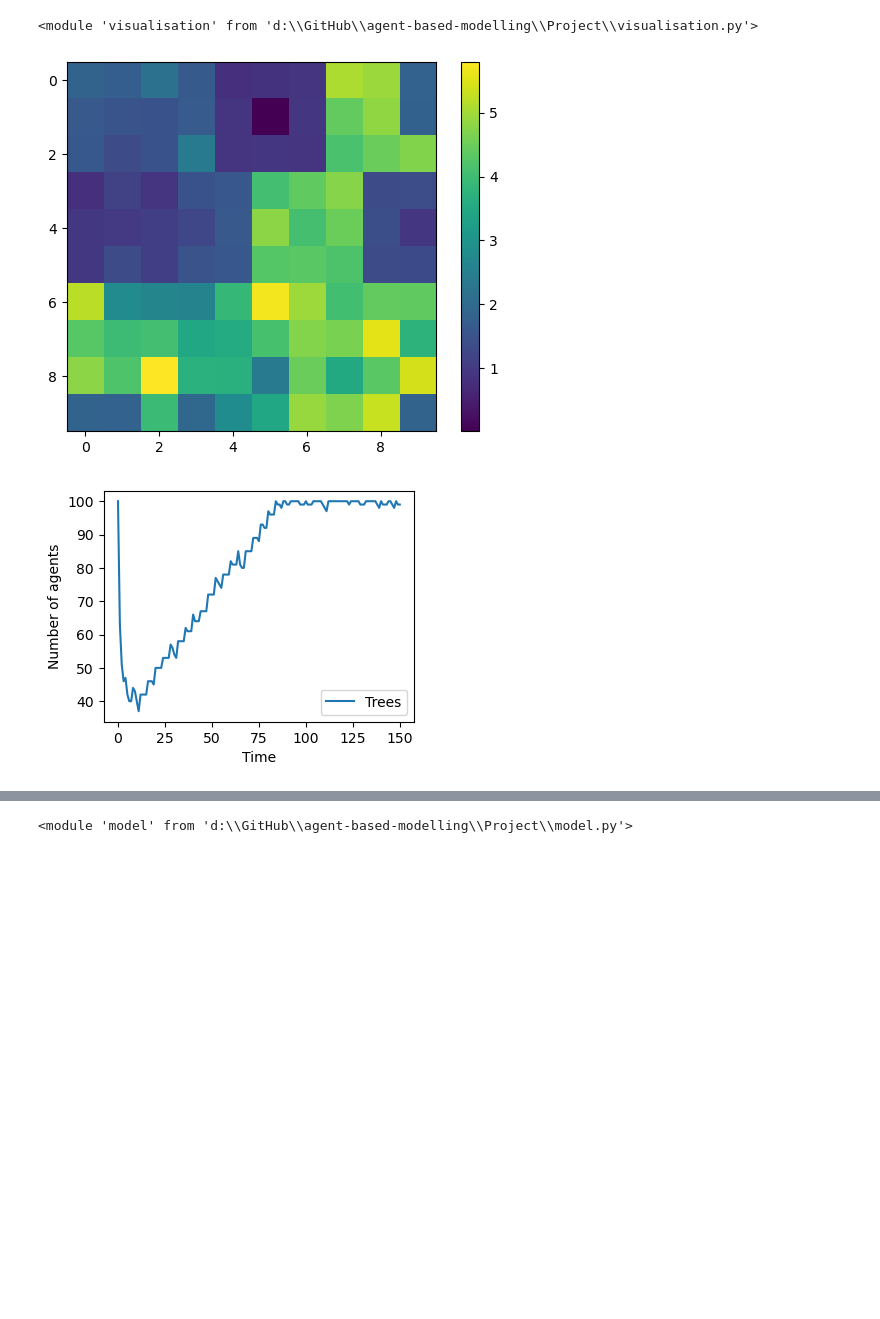
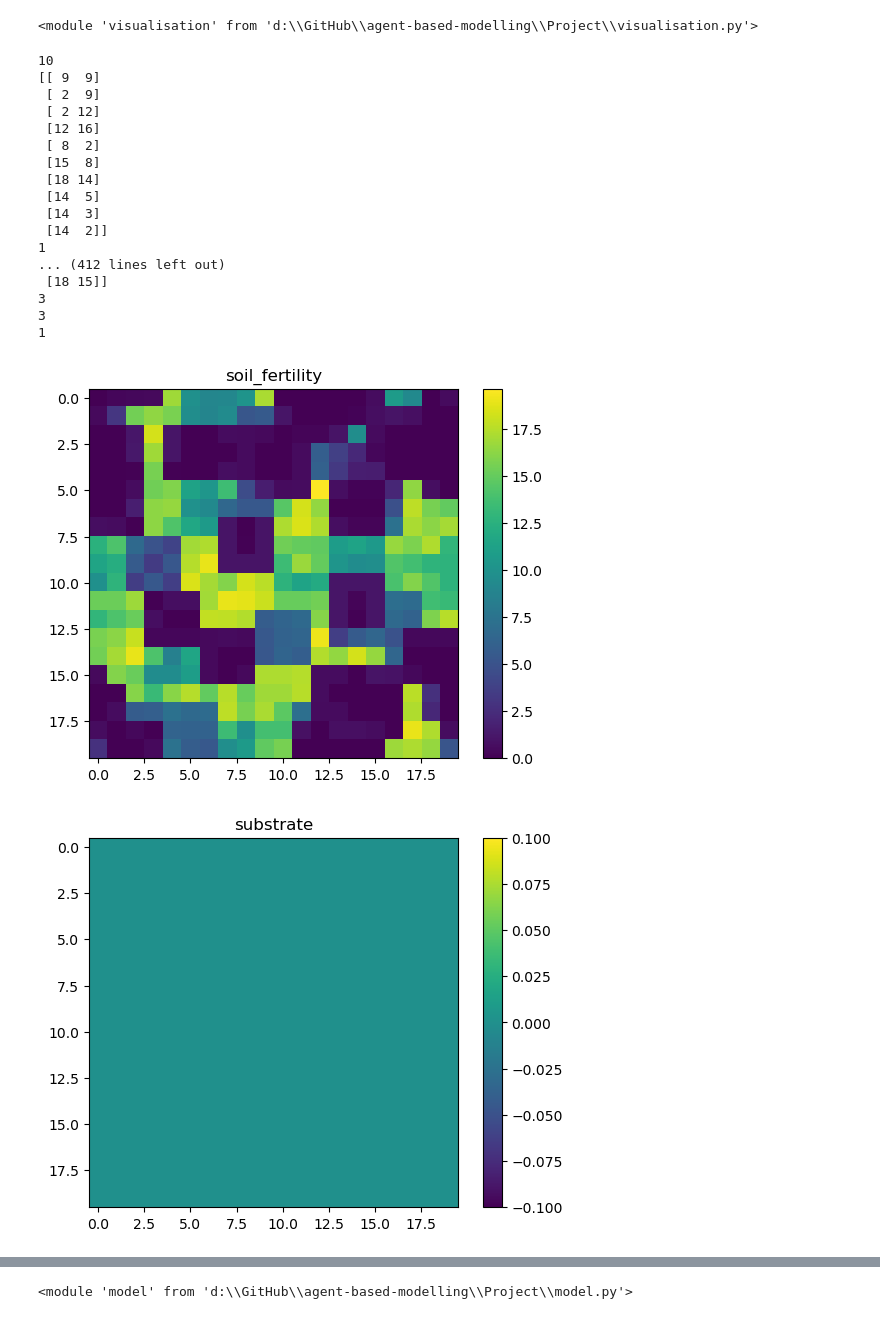
Before and after one commit to mboyan/agent-based-modelling, a Jupyter notebook: Project/ABM_Project.ipynb, the cells around one changed output, grey strips where cells are left out. Drawn from its saved outputs; the diff is of its cells as text; code cells hidden in the pictures; blank space fills up the shorter version.

```diff
--- a/Project/ABM_Project.ipynb
+++ b/Project/ABM_Project.ipynb
@@ -29,16 +29,17 @@ reload(vis)
 # %%
 %matplotlib inline
 
-width = 10
-height = 10
+width = 20
+height = 20
 n_init_trees = 100
-n_init_fungi = 10
-harvest_params = [100,0.5,0.5]
+n_init_fungi = 50
+harvest_params = [150,0.5,0.5]
 fert_comp_ratio = 0.5
 model = mdl.Forest(width, height, n_init_trees, n_init_fungi, harvest_params, fert_comp_ratio)
-model.run_model(n_steps=150)
+model.run_model(n_steps=50)
 
 vis.plot_property_layer(model, "soil_fertility")
+vis.plot_property_layer(model, "substrate")
 
 data = model.datacollector.get_model_vars_dataframe()
 
@@ -57,32 +58,49 @@ plt.show()
 fig, ax = plt.subplots()
 fig.set_size_inches(4, 3)
 data["Living Trees Total Volume"].plot(ax=ax)
 ax.set(xlabel='Time', ylabel='Total volume of living trees')
 plt.show()
 
 fig, ax = plt.subplots()
 fig.set_size_inches(4, 3)
 data["Harvested volume"].plot(ax=ax)
 ax.set(xlabel='Time', ylabel='Harvested volume')
 plt.show()
 
 fig, ax = plt.subplots()
 fig.set_size_inches(4, 3)
 data["Infected Trees"].plot(ax=ax)
 ax.set(xlabel='Time', ylabel='Number of infected trees')
 plt.show()
 
 fig, ax = plt.subplots()
 fig.set_size_inches(4, 3)
 data[["Mean Substrate"]].plot(ax=ax)
 ax.set(xlabel='Time', ylabel='Mean substrate')
 plt.show()
 
 fig, ax = plt.subplots()
 fig.set_size_inches(4, 3)
 data[["Mean Soil Fertility"]].plot(ax=ax)
 ax.set(xlabel='Time', ylabel='Mean Soil Fertility')
 plt.show()
 # %% [output]
+10
+[[ 9  9]
+ [ 2  9]
+ [ 2 12]
+ [12 16]
+ [ 8  2]
+ [15  8]
+ [18 14]
+ [14  5]
+ [14  3]
+ [14  2]]
+1
+... (412 lines left out)
+ [18 15]]
+3
+3
+1
-[figure, old version]
+[figure, new version]
-[figure, old version]
+[figure, new version]
```
Also changed, not shown: parts of 3 cells of this notebook, 4 other files.
